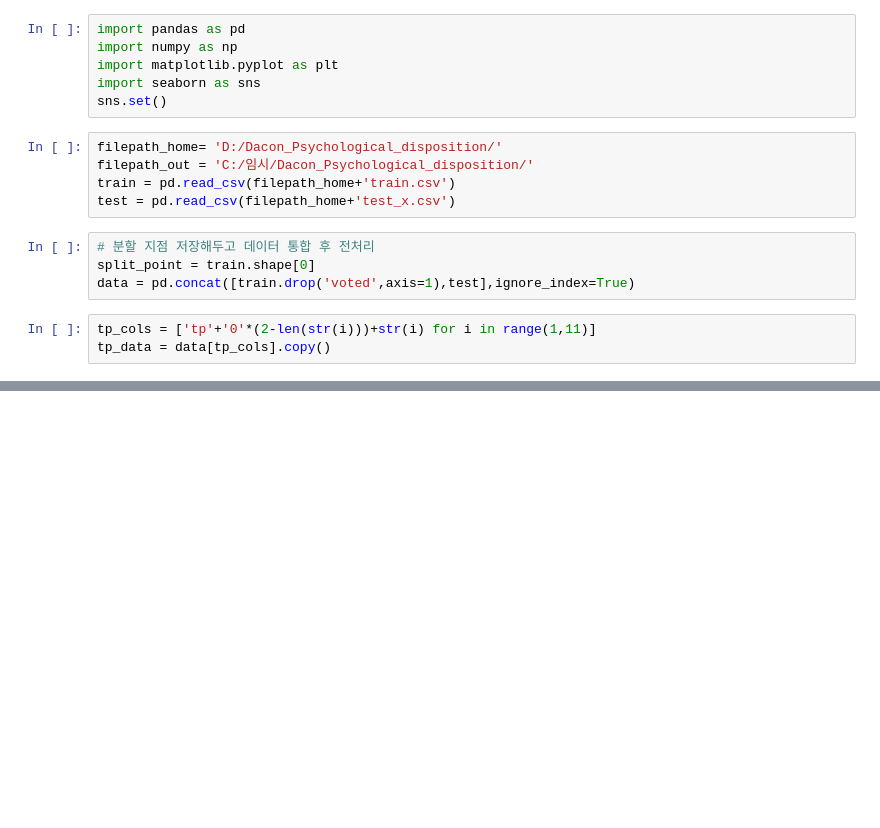
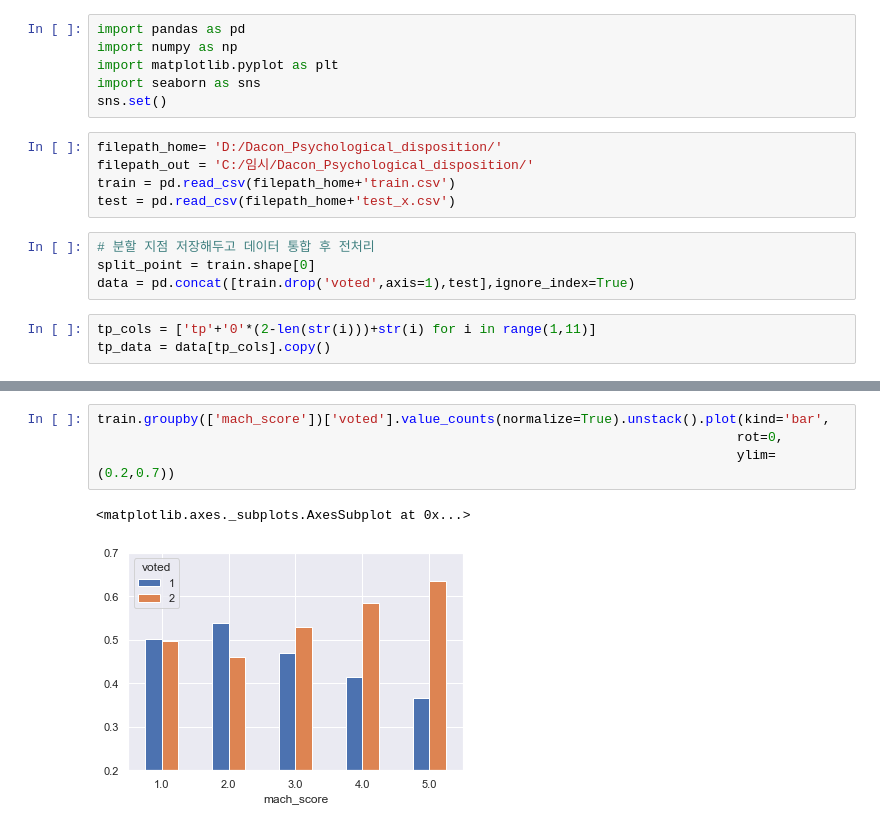
Before and after one commit to ineed-coffee/vote_prediction_from_Machiavellism_test, a Jupyter notebook: EDA/na/tpNA.ipynb, the cells around one changed output, grey strips where cells are left out. Drawn from its saved outputs; the diff is of its cells as text; blank space fills up the shorter version.

```diff
--- a/EDA/na/tpNA.ipynb
+++ b/EDA/na/tpNA.ipynb
@@ -38,0 +229,7 @@ tp_data.all_filled.sum()
+# %%
+train.groupby(['mach_score'])['voted'].value_counts(normalize=True).unstack().plot(kind='bar',
+                                                                                  rot=0,
+                                                                                  ylim=(0.2,0.7))
+# %% [output]
+<matplotlib.axes._subplots.AxesSubplot at 0x...>
+[figure, added]
```
Also changed, not shown: parts of 28 cells of this notebook.
